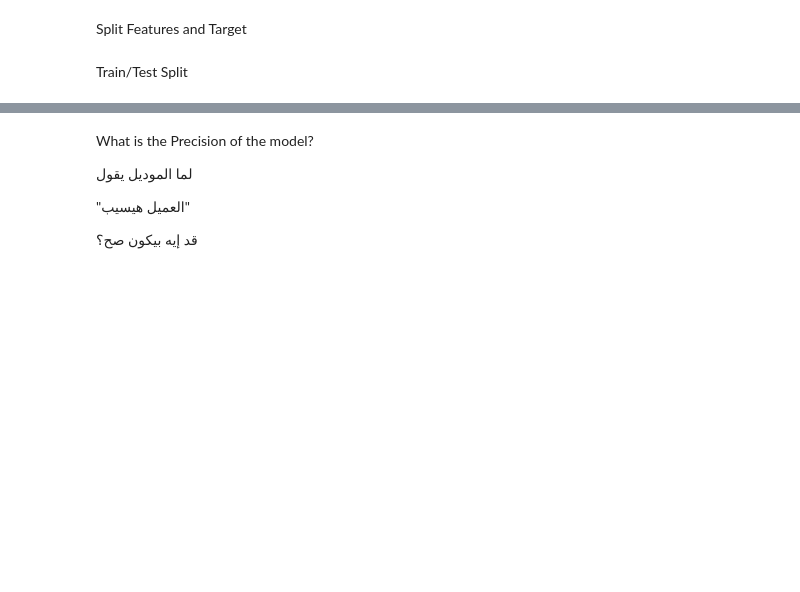
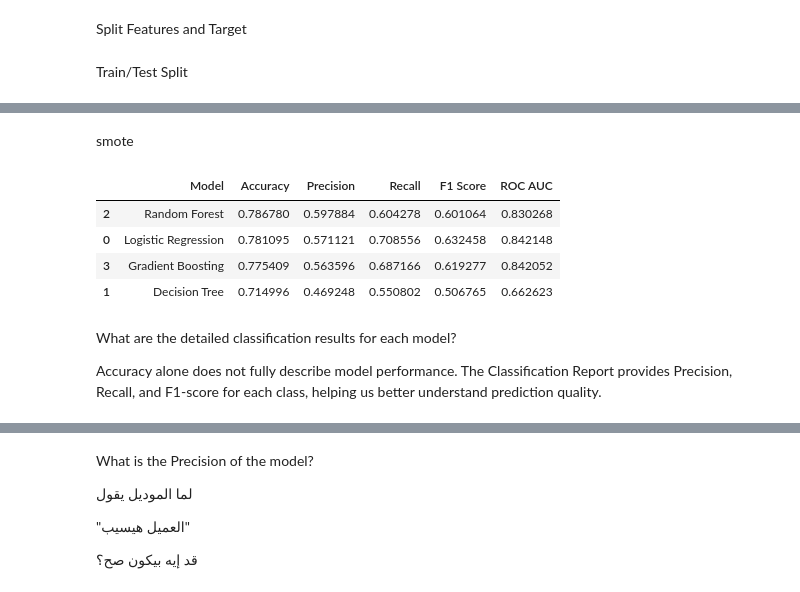
Before and after one commit to Dimiana112/-Customer-Churn-Prediction-and-Analysis-, a Jupyter notebook: NOTEBOOK/Machine Learning Model Development and Optimization/03_model_evaluation.ipynb, the cells around one changed output, grey strips where cells are left out. Drawn from its saved outputs; the diff is of its cells as text; code cells hidden in the pictures; blank space fills up the shorter version.

```diff
--- a/NOTEBOOK/Machine Learning Model Development and Optimization/03_model_evaluation.ipynb
+++ b/NOTEBOOK/Machine Learning Model Development and Optimization/03_model_evaluation.ipynb
@@ -56,0 +57,2 @@ Accuracy: 0.7917555081734187
+# %% [markdown]
+smote
@@ -56,0 +80,51 @@ Accuracy: 0.7917555081734187
+# %%
+for name, model in models.items():
+
+    model.fit(X_train_smote, y_train_smote)
+
+    y_pred = model.predict(X_test)
+
+    y_prob = model.predict_proba(X_test)[:,1]
+
+    accuracy = accuracy_score(y_test, y_pred)
+
+    precision = precision_score(y_test, y_pred)
+
+    recall = recall_score(y_test, y_pred)
+
+    f1 = f1_score(y_test, y_pred)
+
+    roc_auc = roc_auc_score(y_test, y_prob)
+
+    results.append({
+
+        "Model": name,
+
+        "Accuracy": accuracy,
+
+        "Precision": precision,
+
+        "Recall": recall,
+
+        "F1 Score": f1,
+
+        "ROC AUC": roc_auc
+
+    })
+# %%
+results_df = pd.DataFrame(results)
+
+results_df.sort_values(
+    by="Accuracy",
+    ascending=False
+)
+# %% [output]
+|  | Model | Accuracy | Precision | Recall | F1 Score | ROC AUC |
+| 2 | Random Forest | 0.786780 | 0.597884 | 0.604278 | 0.601064 | 0.830268 |
+| 0 | Logistic Regression | 0.781095 | 0.571121 | 0.708556 | 0.632458 | 0.842148 |
+| 3 | Gradient Boosting | 0.775409 | 0.563596 | 0.687166 | 0.619277 | 0.842052 |
+| 1 | Decision Tree | 0.714996 | 0.469248 | 0.550802 | 0.506765 | 0.662623 |
+# %% [markdown]
+What are the detailed classification results for each model?
+
+Accuracy alone does not fully describe model performance. The Classification Report provides Precision, Recall, and F1-score for each class, helping us better understand prediction quality.
```
Also changed, not shown: parts of 36 cells of this notebook, 47 other files.
